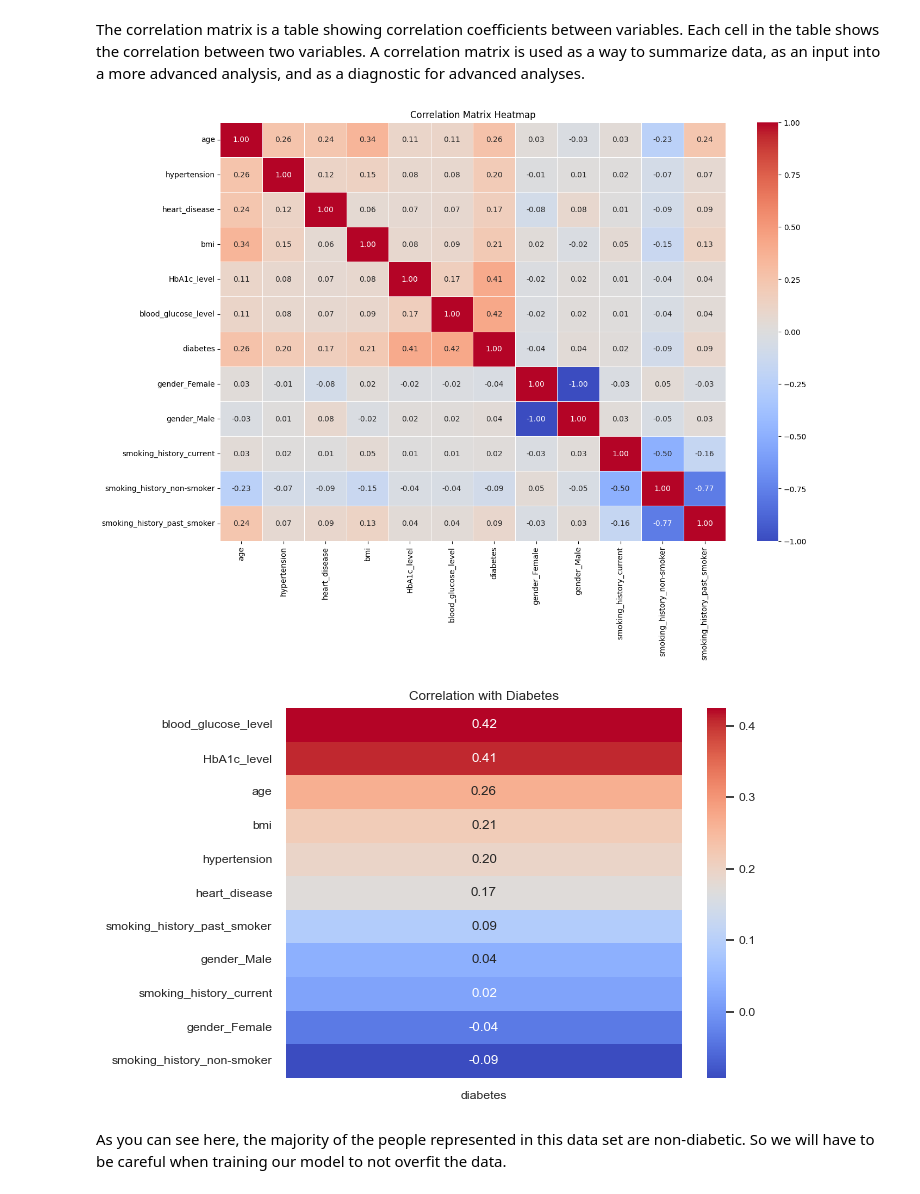
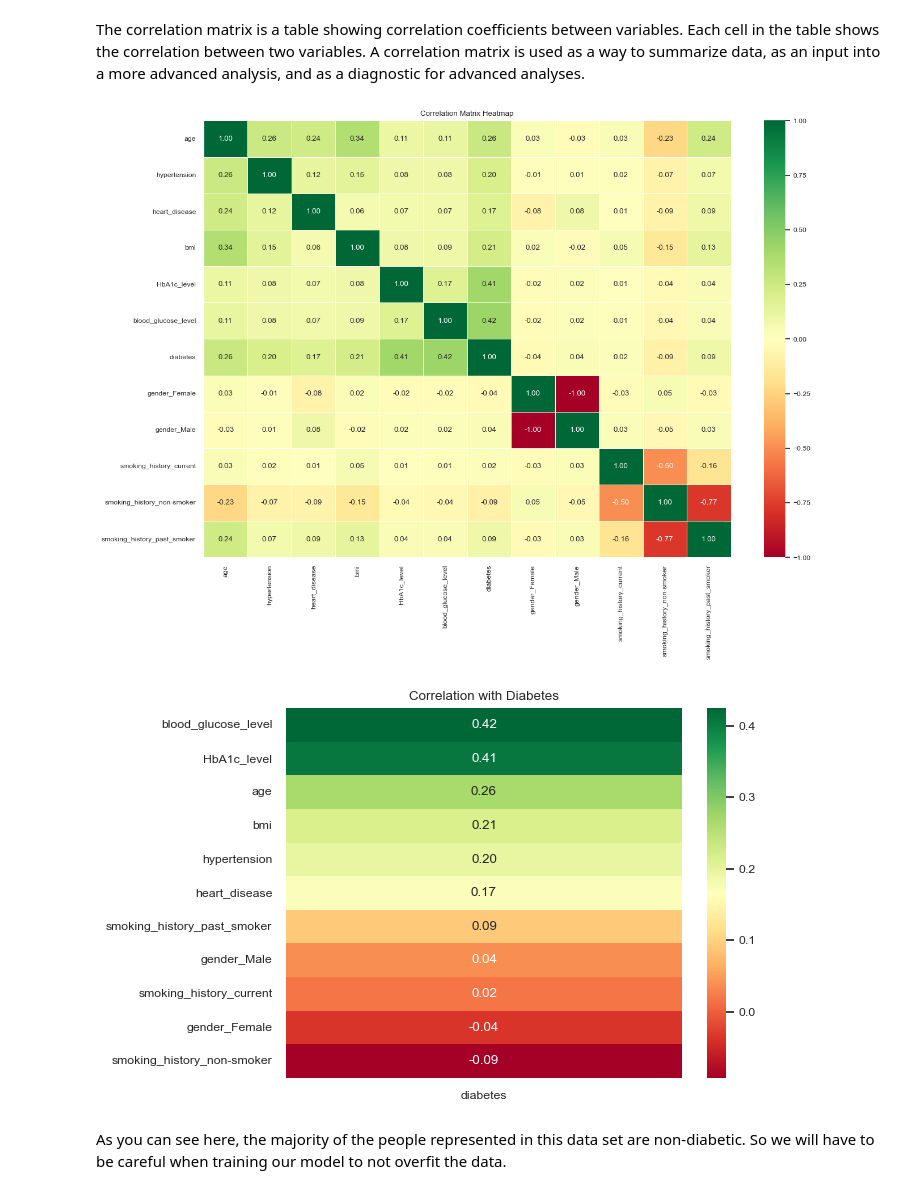
Before and after one commit to nataliea30/DiabetesML, a Jupyter notebook: PCA.ipynb, the cells around one changed output. Cells and saved outputs as stored; diff of their text form; code cells hidden in the pictures.

```diff
--- a/PCA.ipynb
+++ b/PCA.ipynb
@@ -130,30 +130,30 @@ The correlation matrix is a table showing correlation coefficients between varia
 # %%
 # Compute the correlation matrix
 correlation_matrix = data.corr()
 #Graph I.
 plt.figure(figsize=(15, 10))
-sns.heatmap(correlation_matrix, annot=True, cmap='coolwarm', linewidths=0.5, fmt='.2f')
+sns.heatmap(correlation_matrix, annot=True, cmap='RdYlGn', linewidths=0.5, fmt='.2f')
 plt.title("Correlation Matrix Heatmap")
 plt.show()
 
 
 #Graph II
 # Create a heatmap of the correlations with the target column
 corr = data.corr()
 target_corr = corr['diabetes'].drop('diabetes')
 
 # Sort correlation values in descending order
 target_corr_sorted = target_corr.sort_values(ascending=False)
 
 sns.set(font_scale=0.8)
 sns.set_style("white")
-sns.set_palette("PuBuGn_d")
-sns.heatmap(target_corr_sorted.to_frame(), cmap="coolwarm", annot=True, fmt='.2f')
+sns.set_palette("RdYlGn")
+sns.heatmap(target_corr_sorted.to_frame(), cmap="RdYlGn", annot=True, fmt='.2f')
 plt.title('Correlation with Diabetes')
 plt.show()
 # %% [output]
-[figure, old version]
+[figure, new version]
-[figure, old version]
+[figure, new version]
 # %% [markdown]
 As you can see here, the majority of the people represented in this data set are non-diabetic. So we will have to be careful when training our model to not overfit the data.
 # %%
```
Also changed, not shown: 1 other file.
